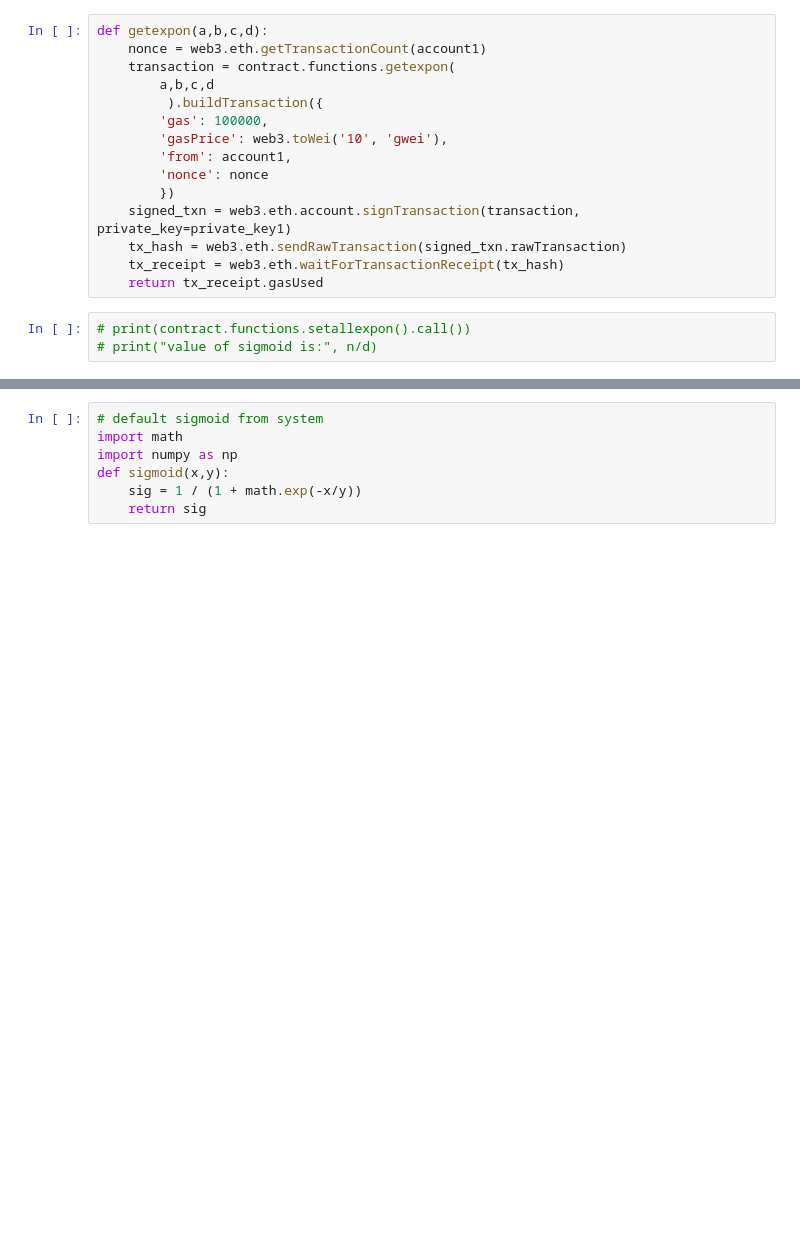
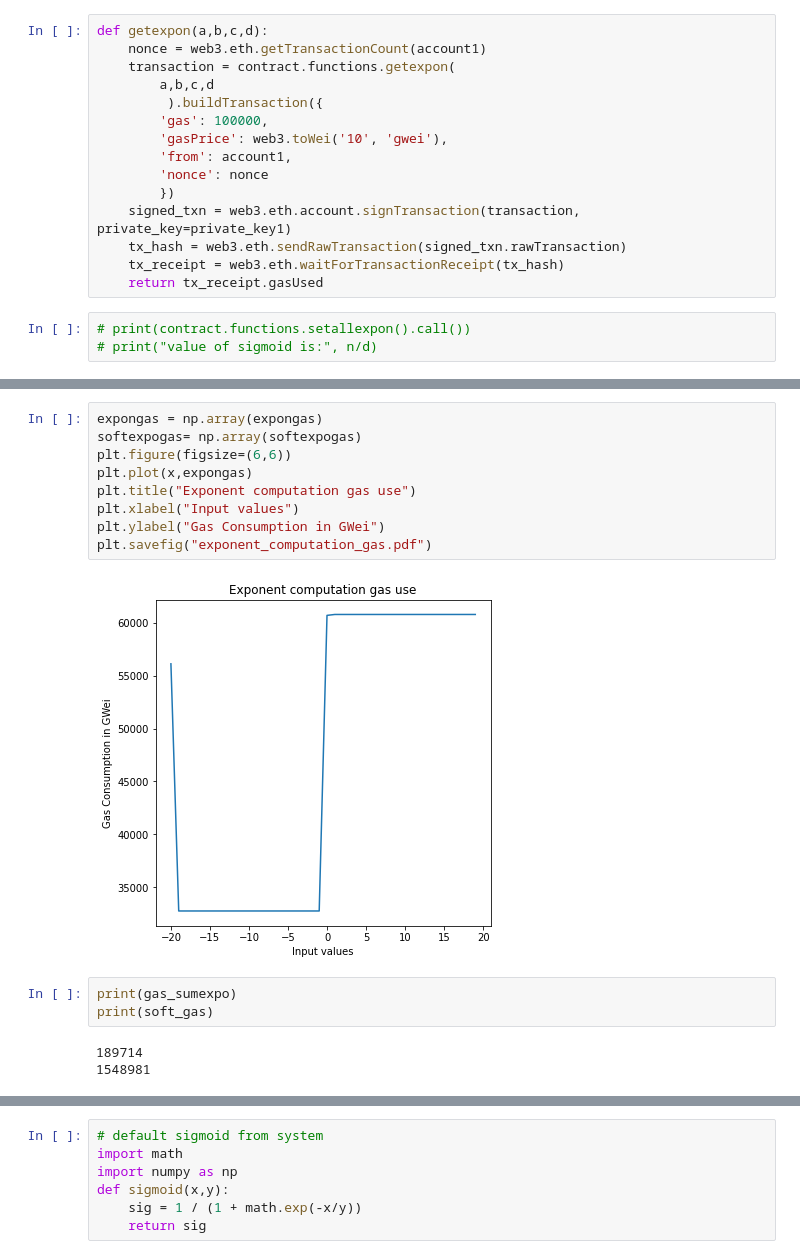
Before and after one commit to syber2020/Neural-Network-in-Smart-Contract, a Jupyter notebook: new-code/web3/web3-softmax.ipynb, the cells around one changed output, grey strips where cells are left out. Saved outputs shown, nothing was run; the diff lists cells and outputs as text; blank space fills up the shorter version.

```diff
--- a/new-code/web3/web3-softmax.ipynb
+++ b/new-code/web3/web3-softmax.ipynb
@@ -136,0 +132,17 @@ Text(0, 0.5, 'Gas Consumption in GWei')
+# %%
+expongas = np.array(expongas)
+softexpogas= np.array(softexpogas)
+plt.figure(figsize=(6,6))
+plt.plot(x,expongas)
+plt.title("Exponent computation gas use")
+plt.xlabel("Input values")
+plt.ylabel("Gas Consumption in GWei")
+plt.savefig("exponent_computation_gas.pdf")
+# %% [output]
+[figure, added]
+# %%
+print(gas_sumexpo)
+print(soft_gas)
+# %% [output]
+189714
+1548981
```
Also changed, not shown: parts of 19 cells of this notebook, 11 other files.
